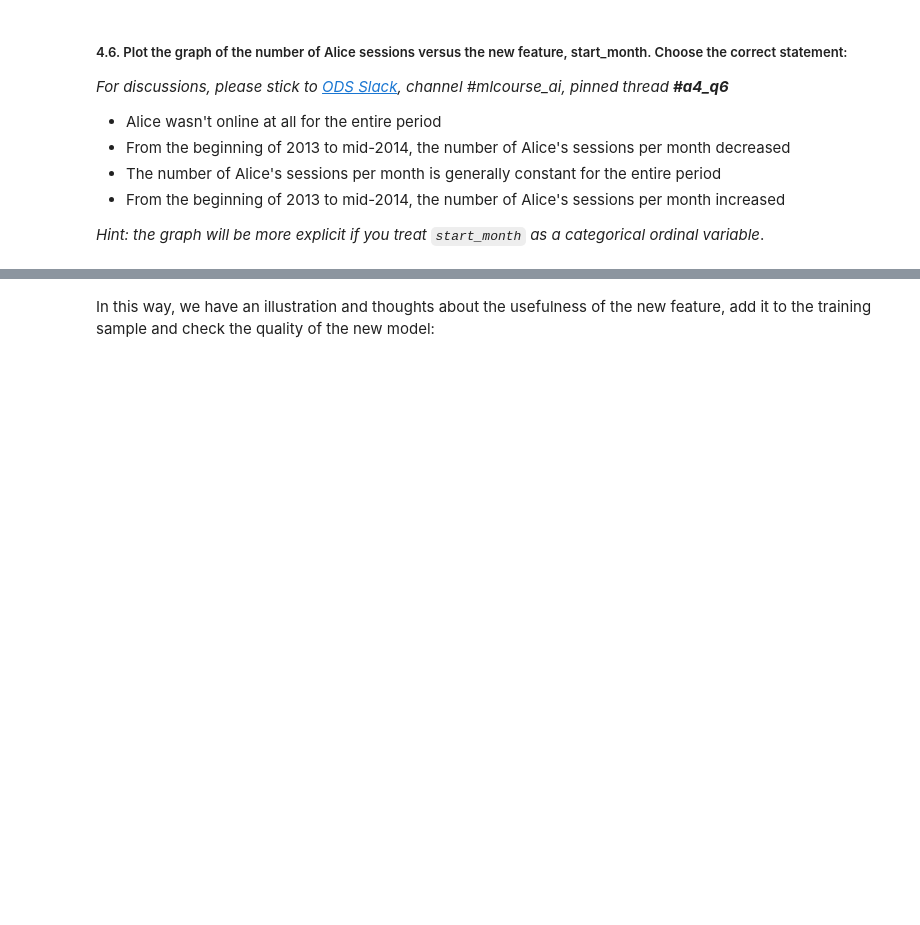
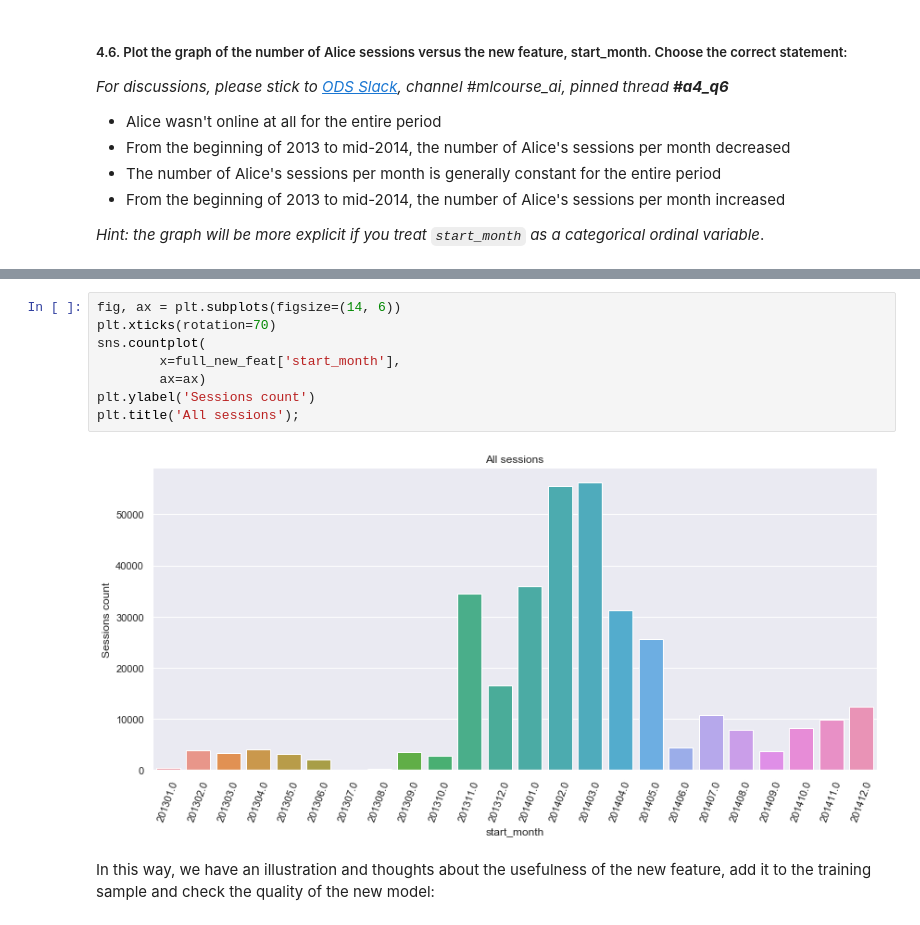
Before and after one commit to eldaniz/mlcourse.ai, a Jupyter notebook: jupyter_english/assignments_fall2018/assignment4_websites_logistic_regression.ipynb, the cells around one changed output, grey strips where cells are left out. Cells and saved outputs as stored; diff of their text form; blank space fills up the shorter version.

```diff
--- a/jupyter_english/assignments_fall2018/assignment4_websites_logistic_regression.ipynb
+++ b/jupyter_english/assignments_fall2018/assignment4_websites_logistic_regression.ipynb
@@ -507,3 +513,13 @@ Text(0, 0.5, 'Intruder sessions count')
+# %%
+fig, ax = plt.subplots(figsize=(14, 6))
+plt.xticks(rotation=70)
+sns.countplot(
+        x=full_new_feat['start_month'],
+        ax=ax)
+plt.ylabel('Sessions count')
+plt.title('All sessions');
+# %% [output]
+[figure, added]
 # %% [markdown]
 In this way, we have an illustration and thoughts about the usefulness of the new feature, add it to the training sample and check the quality of the new model:
 # %%
```
Also changed, not shown: parts of 18 cells of this notebook.
